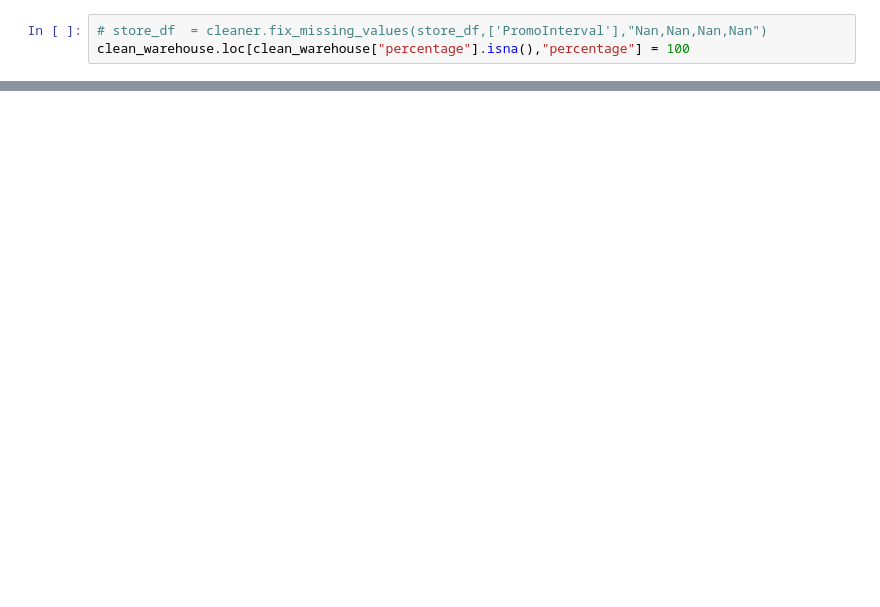
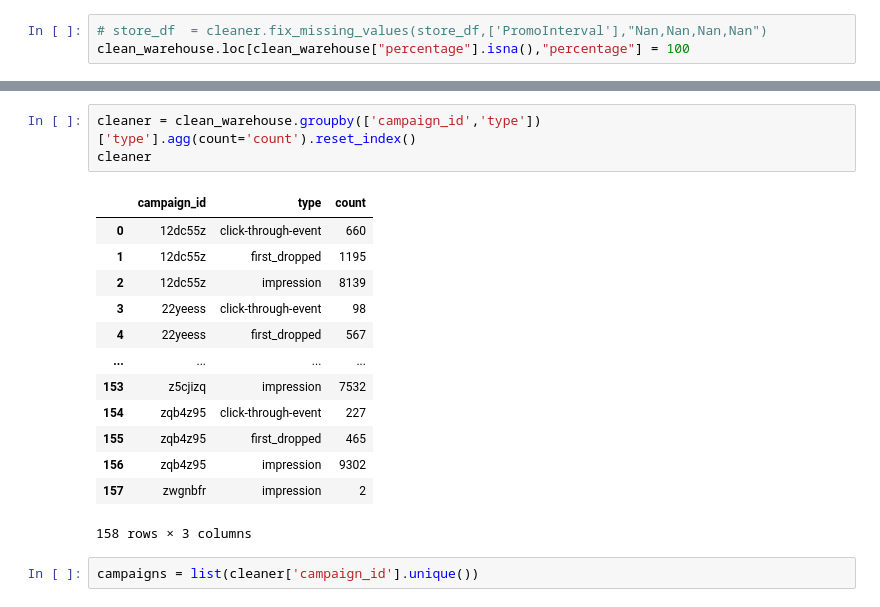
Before and after one commit to tesfayealex/AD-DS-Challenge, a Jupyter notebook: notebooks/preprocessing.ipynb, the cells around one changed output, grey strips where cells are left out. Drawn from its saved outputs; the diff is of its cells as text; blank space fills up the shorter version.

```diff
--- a/notebooks/preprocessing.ipynb
+++ b/notebooks/preprocessing.ipynb
@@ -82,0 +273,19 @@ clean_warehouse['text'].head(20)
+# %%
+cleaner = clean_warehouse.groupby(['campaign_id','type'])['type'].agg(count='count').reset_index()
+cleaner
+# %% [output]
+|  | campaign_id | type | count |
+| 0 | 12dc55z | click-through-event | 660 |
+| 1 | 12dc55z | first_dropped | 1195 |
+| 2 | 12dc55z | impression | 8139 |
+| 3 | 22yeess | click-through-event | 98 |
+| 4 | 22yeess | first_dropped | 567 |
+| ... | ... | ... | ... |
+| 153 | z5cjizq | impression | 7532 |
+| 154 | zqb4z95 | click-through-event | 227 |
+| 155 | zqb4z95 | first_dropped | 465 |
+| 156 | zqb4z95 | impression | 9302 |
+| 157 | zwgnbfr | impression | 2 |
+158 rows × 3 columns
+# %%
+campaigns = list(cleaner['campaign_id'].unique())
```
Also changed, not shown: parts of 29 cells of this notebook, 3 other files.
